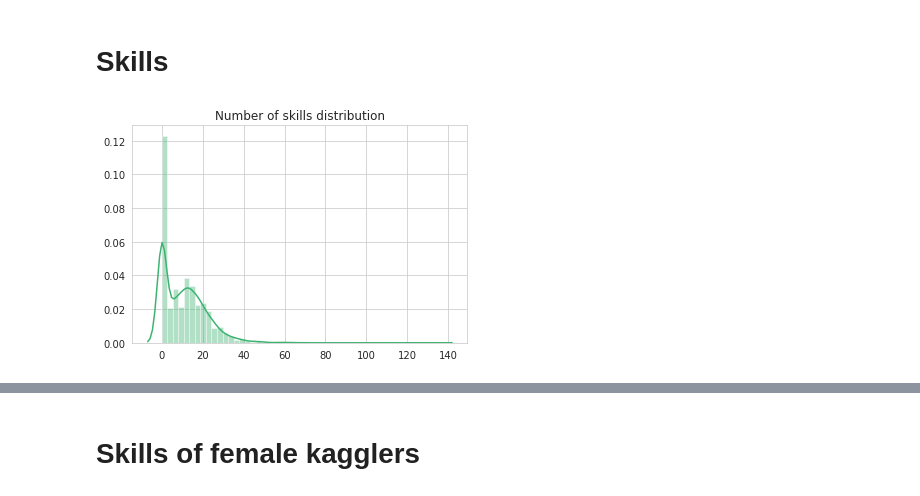
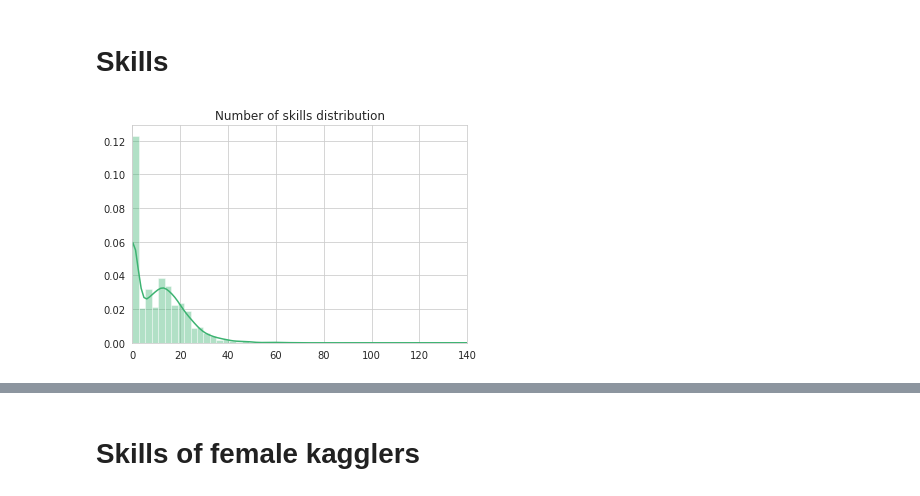
Before and after one commit to sfczekalski/women_kaggle, a Jupyter notebook: notebooks/Analysis.ipynb, the cells around one changed output, grey strips where cells are left out. Cells and saved outputs as stored; diff of their text form; code cells hidden in the pictures.

```diff
--- a/notebooks/Analysis.ipynb
+++ b/notebooks/Analysis.ipynb
@@ -247,12 +249,13 @@ plt.tight_layout();
 # %%
 df_skills = pd.read_csv(data_folder + 'processed/skills_data.csv')
 df_skills = df_skills.astype(np.int8)
 
 skills_counts = df_skills.sum(axis=1)
 sns.distplot(skills_counts, color=color_front)
+plt.xlim(0, 140)
 plt.title('Number of skills distribution');
 # %% [output]
-[figure, old version]
+[figure, new version]
 # %%
 # Discard rare skills
 df_skills = df_skills.loc[:, df_skills.sum(axis=0) > 50]
```
Also changed, not shown: parts of 9 cells of this notebook.
